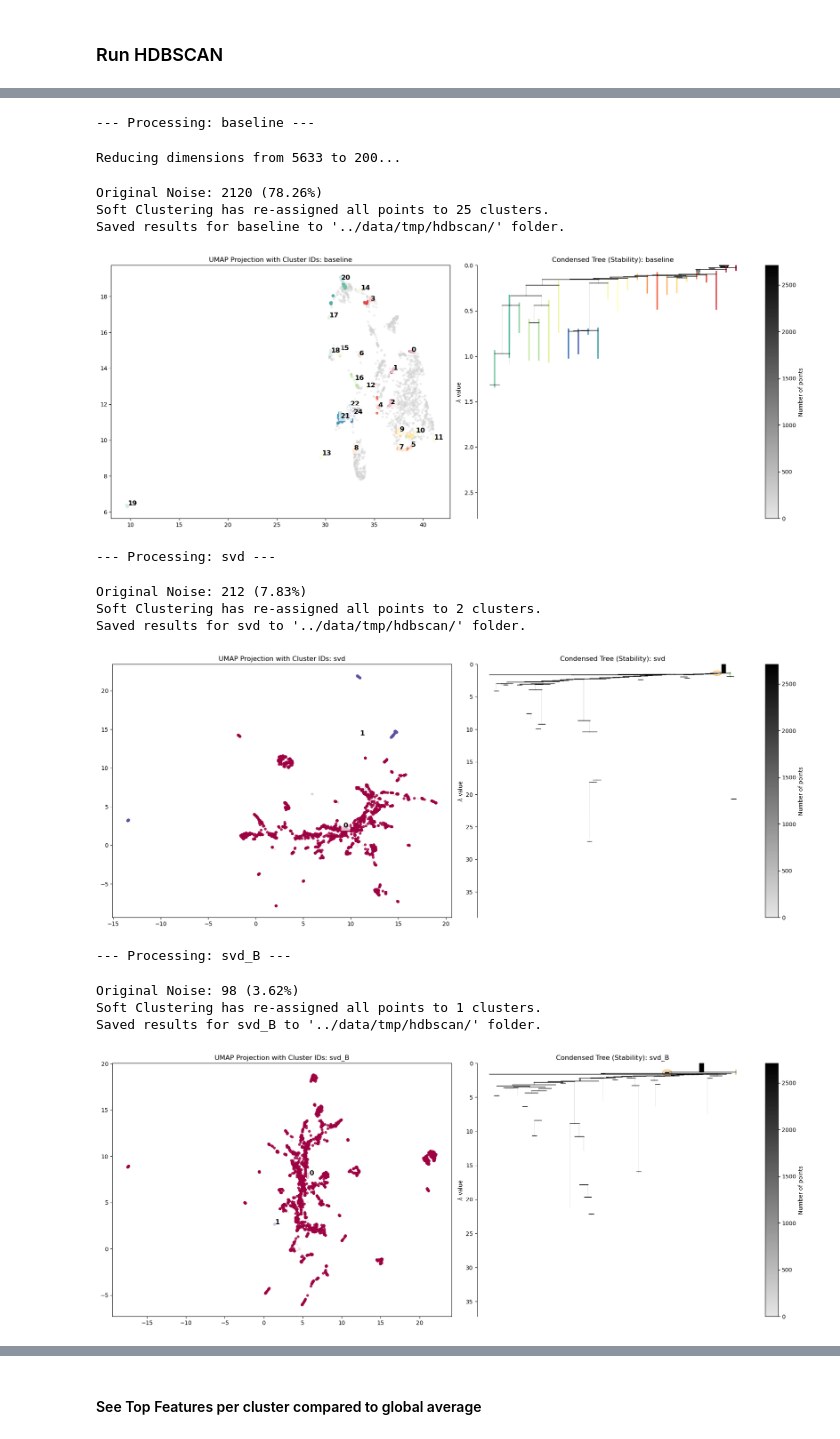
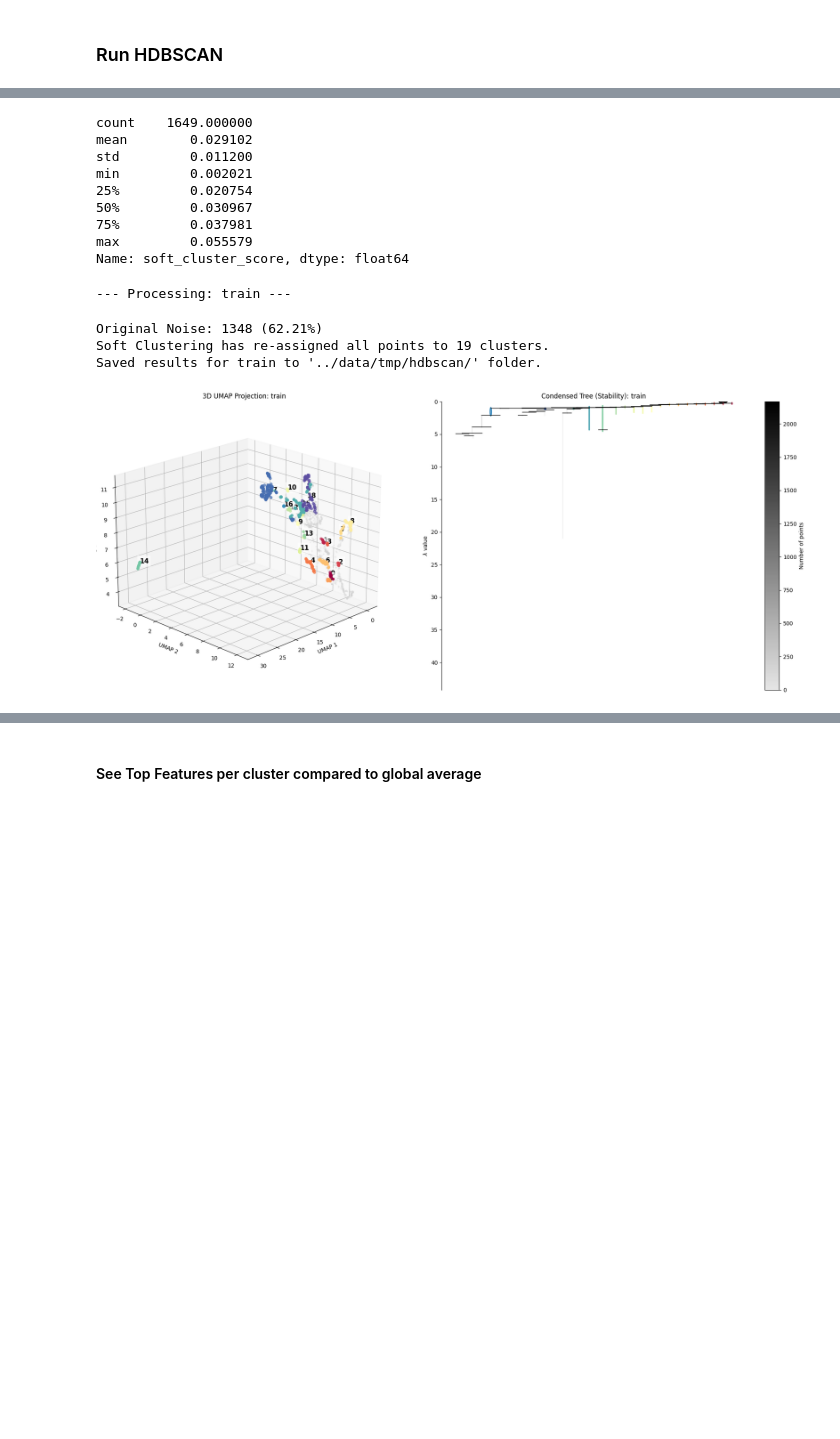
Before and after one commit to andrea-chong/KULDatathon2026, a Jupyter notebook: notebooks/HDBSCAN_user_cluster.ipynb, the cells around one changed output, grey strips where cells are left out. Drawn from its saved outputs; the diff is of its cells as text; code cells hidden in the pictures; blank space fills up the shorter version.

```diff
--- a/notebooks/HDBSCAN_user_cluster.ipynb
+++ b/notebooks/HDBSCAN_user_cluster.ipynb
@@ -57,43 +77,56 @@ Hopkins Statistic: 0.9630
+# %%
+processed_df[processed_df['cluster_label'] <0]['soft_cluster_score'].describe()
+# %% [output]
+count    1649.000000
+mean        0.029102
+std         0.011200
+min         0.002021
+25%         0.020754
+50%         0.030967
+75%         0.037981
+max         0.055579
+Name: soft_cluster_score, dtype: float64
 # %%
 from src.models.HDBSCAN import run_hdbscan_pipeline, save_clustering_results, get_all_cluster_importances
-from src.evaluation.visualize import visualize_hdbscan_with_labels, plot_cluster_top_features_boxplot, plot_cluster_top_features_radar
+from src.evaluation.visualize import visualize_hdbscan_with_labels, plot_cluster_top_features_boxplot, plot_cluster_top_features_radar, visualize_hdbscan_3d
+
+# datasets = {
+#     # "baseline": df_base,
+#     # "svd": df_1a,
+#     # "svd_B": df_1b,
+#     # "svd512_ae128": df_2a,
+#     # "svd512_ae128_B": df_2b,
+#     "lex_clusters_B": df_3,
+# }
+
+df_train = df_3.sample(frac=0.8)
+df_test = df_3.loc[~df_3.index.isin(df_train.index)]
 
 datasets = {
-    "baseline": df_base,
-    "svd": df_1a,
-    "svd_B": df_1b,
-    "svd512_ae128": df_2a,
-    "svd512_ae128_B": df_2b,
-    "lex_clusters_B": df_3,
+    # "test": df_test,
+    "train": df_train
 }
+
 
 for name, df in datasets.items():
     print(f"\n--- Processing: {name} ---")
 
     # For the high-dim set, we ensure PCA/UMAP is used
     processed_df, model = run_hdbscan_pipeline(df.reset_index(), n_components=min(df.shape[1],200),
                                                epsilon=1.0, min_cluster_size=10, min_samples=2)
 
     save_clustering_results(processed_df, model, name, "../data/tmp/hdbscan")
 
     feature_cols = [c for c in processed_df.columns if c not in ['user_id', 'cluster_label', 'cluster_probability', 'soft_cluster_label', 'soft_cluster_score']]
     importance_dict = get_all_cluster_importances(processed_df, feature_cols)
 
-    visualize_hdbscan_with_labels(processed_df, model, name, "../data/tmp/hdbscan/plots")
+    # processed_df.loc[(processed_df['cluster_label'] <0) & (processed_df['soft_cluster_score'] >0.037981), 'cluster_label'] = \
+    #     processed_df.loc[(processed_df['cluster_label']) <0 & (processed_df['soft_cluster_score'] >0.037981), 'soft_cluster_label']
+
+    visualize_hdbscan_3d(processed_df, model, name, "../data/tmp/hdbscan/plots")
 # %% [output]
---- Processing: baseline ---
+--- Processing: train ---
-Reducing dimensions from 5633 to 200...
+Original Noise: 1348 (62.21%)
+Soft Clustering has re-assigned all points to 19 clusters.
+Saved results for train to '../data/tmp/hdbscan/' folder.
-Original Noise: 2120 (78.26%)
-Soft Clustering has re-assigned all points to 25 clusters.
-Saved results for baseline to '../data/tmp/hdbscan/' folder.
-[figure, old version]
+[figure, new version]
---- Processing: svd ---
-Original Noise: 212 (7.83%)
-Soft Clustering has re-assigned all points to 2 clusters.
-Saved results for svd to '../data/tmp/hdbscan/' folder.
-[figure, removed]
---- Processing: svd_B ---
-Original Noise: 98 (3.62%)
-Soft Clustering has re-assigned all points to 1 clusters.
-Saved results for svd_B to '../data/tmp/hdbscan/' folder.
-[figure, removed]
```
Also changed, not shown: parts of 6 cells of this notebook, 1 other file.
